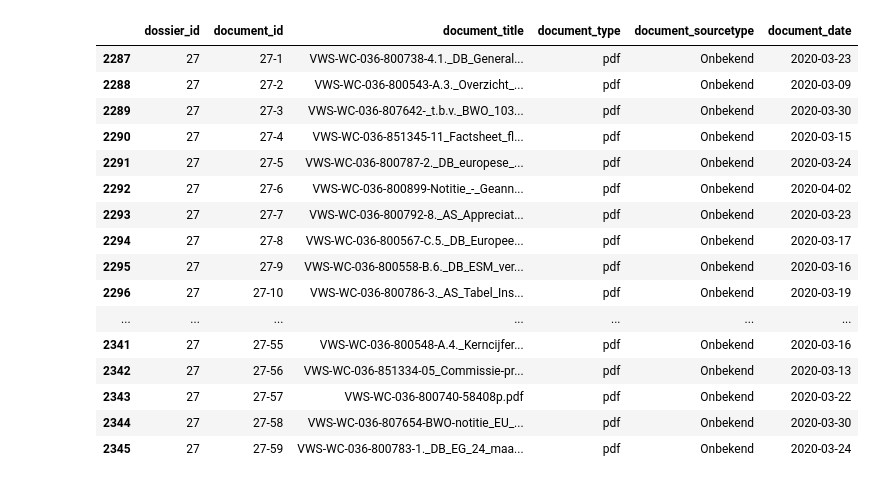
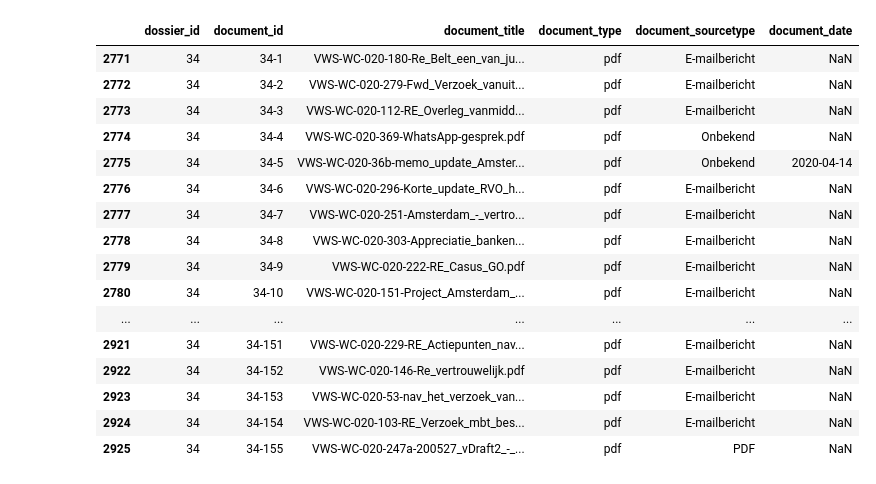
Before and after one commit to nenamagdalenaa/COVID-19-preprocessing, a Jupyter notebook: view_documents_dossier.ipynb, the cells around one changed output. Cells and saved outputs as stored; diff of their text form; code cells hidden in the pictures.

```diff
--- a/view_documents_dossier.ipynb
+++ b/view_documents_dossier.ipynb
@@ -1,33 +1,33 @@
 # %%
 import pandas as pd
 
 # CSV-bestanden inlezen
 df_dossiers = pd.read_csv("df_dossiers_final.csv")
 df_documents = pd.read_csv("df_documents_dates.csv")
 
-selected_dossier_id = 27
+selected_dossier_id = 34
 
 df_selected_documents = df_documents[df_documents["dossier_id"] == selected_dossier_id]
 
 pd.set_option("display.max_colwidth", None)
 pd.set_option("display.width", 1000)
 pd.set_option("display.max_rows", None)
 display(df_selected_documents)
 # %% [output]
 |  | dossier_id | document_id | document_title | document_type | document_sourcetype | document_date |
-| 2287 | 27 | 27-1 | VWS-WC-036-800738-4.1._DB_General... | pdf | Onbekend | 2020-03-23 |
-| 2288 | 27 | 27-2 | VWS-WC-036-800543-A.3._Overzicht_... | pdf | Onbekend | 2020-03-09 |
-| 2289 | 27 | 27-3 | VWS-WC-036-807642-_t.b.v._BWO_103... | pdf | Onbekend | 2020-03-30 |
-| 2290 | 27 | 27-4 | VWS-WC-036-851345-11_Factsheet_fl... | pdf | Onbekend | 2020-03-15 |
-| 2291 | 27 | 27-5 | VWS-WC-036-800787-2._DB_europese_... | pdf | Onbekend | 2020-03-24 |
-| 2292 | 27 | 27-6 | VWS-WC-036-800899-Notitie_-_Geann... | pdf | Onbekend | 2020-04-02 |
-| 2293 | 27 | 27-7 | VWS-WC-036-800792-8._AS_Appreciat... | pdf | Onbekend | 2020-03-23 |
-| 2294 | 27 | 27-8 | VWS-WC-036-800567-C.5._DB_Europee... | pdf | Onbekend | 2020-03-17 |
-| 2295 | 27 | 27-9 | VWS-WC-036-800558-B.6._DB_ESM_ver... | pdf | Onbekend | 2020-03-16 |
-| 2296 | 27 | 27-10 | VWS-WC-036-800786-3._AS_Tabel_Ins... | pdf | Onbekend | 2020-03-19 |
+| 2771 | 34 | 34-1 | VWS-WC-020-180-Re_Belt_een_van_ju... | pdf | E-mailbericht | NaN |
+| 2772 | 34 | 34-2 | VWS-WC-020-279-Fwd_Verzoek_vanuit... | pdf | E-mailbericht | NaN |
+| 2773 | 34 | 34-3 | VWS-WC-020-112-RE_Overleg_vanmidd... | pdf | E-mailbericht | NaN |
+| 2774 | 34 | 34-4 | VWS-WC-020-369-WhatsApp-gesprek.pdf | pdf | Onbekend | NaN |
+| 2775 | 34 | 34-5 | VWS-WC-020-36b-memo_update_Amster... | pdf | Onbekend | 2020-04-14 |
+| 2776 | 34 | 34-6 | VWS-WC-020-296-Korte_update_RVO_h... | pdf | E-mailbericht | NaN |
+| 2777 | 34 | 34-7 | VWS-WC-020-251-Amsterdam_-_vertro... | pdf | E-mailbericht | NaN |
+| 2778 | 34 | 34-8 | VWS-WC-020-303-Appreciatie_banken... | pdf | E-mailbericht | NaN |
+| 2779 | 34 | 34-9 | VWS-WC-020-222-RE_Casus_GO.pdf | pdf | E-mailbericht | NaN |
+| 2780 | 34 | 34-10 | VWS-WC-020-151-Project_Amsterdam_... | pdf | E-mailbericht | NaN |
 | ... | ... | ... | ... | ... | ... | ... |
-| 2341 | 27 | 27-55 | VWS-WC-036-800548-A.4._Kerncijfer... | pdf | Onbekend | 2020-03-16 |
-| 2342 | 27 | 27-56 | VWS-WC-036-851334-05_Commissie-pr... | pdf | Onbekend | 2020-03-13 |
-| 2343 | 27 | 27-57 | VWS-WC-036-800740-58408p.pdf | pdf | Onbekend | 2020-03-22 |
-| 2344 | 27 | 27-58 | VWS-WC-036-807654-BWO-notitie_EU_... | pdf | Onbekend | 2020-03-30 |
-| 2345 | 27 | 27-59 | VWS-WC-036-800783-1._DB_EG_24_maa... | pdf | Onbekend | 2020-03-24 |
+| 2921 | 34 | 34-151 | VWS-WC-020-229-RE_Actiepunten_nav... | pdf | E-mailbericht | NaN |
+| 2922 | 34 | 34-152 | VWS-WC-020-146-Re_vertrouwelijk.pdf | pdf | E-mailbericht | NaN |
+| 2923 | 34 | 34-153 | VWS-WC-020-53-nav_het_verzoek_van... | pdf | E-mailbericht | NaN |
+| 2924 | 34 | 34-154 | VWS-WC-020-103-RE_Verzoek_mbt_bes... | pdf | E-mailbericht | NaN |
+| 2925 | 34 | 34-155 | VWS-WC-020-247a-200527_vDraft2_-_... | pdf | PDF | NaN |
```
Also changed, not shown: 2 other files.
